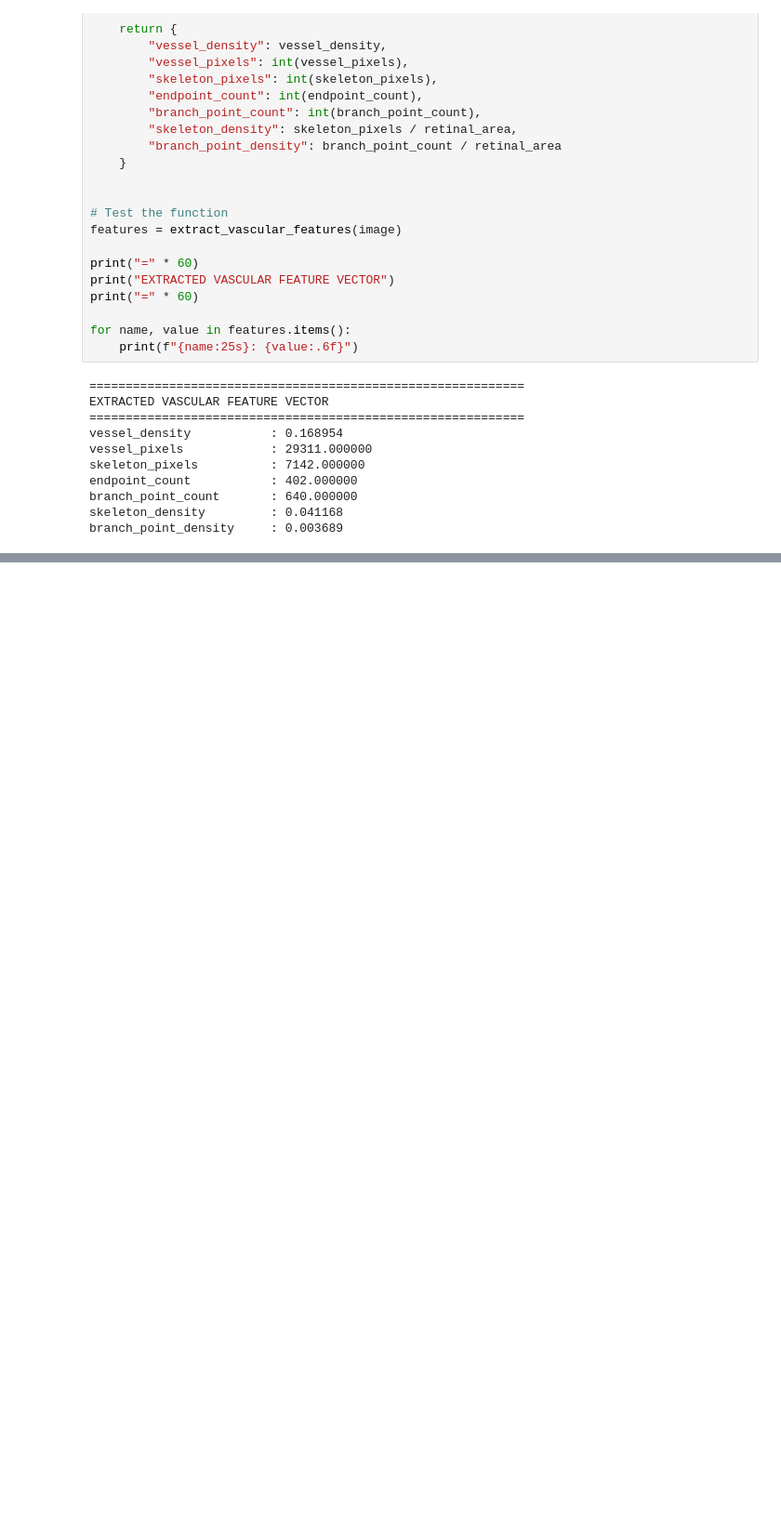
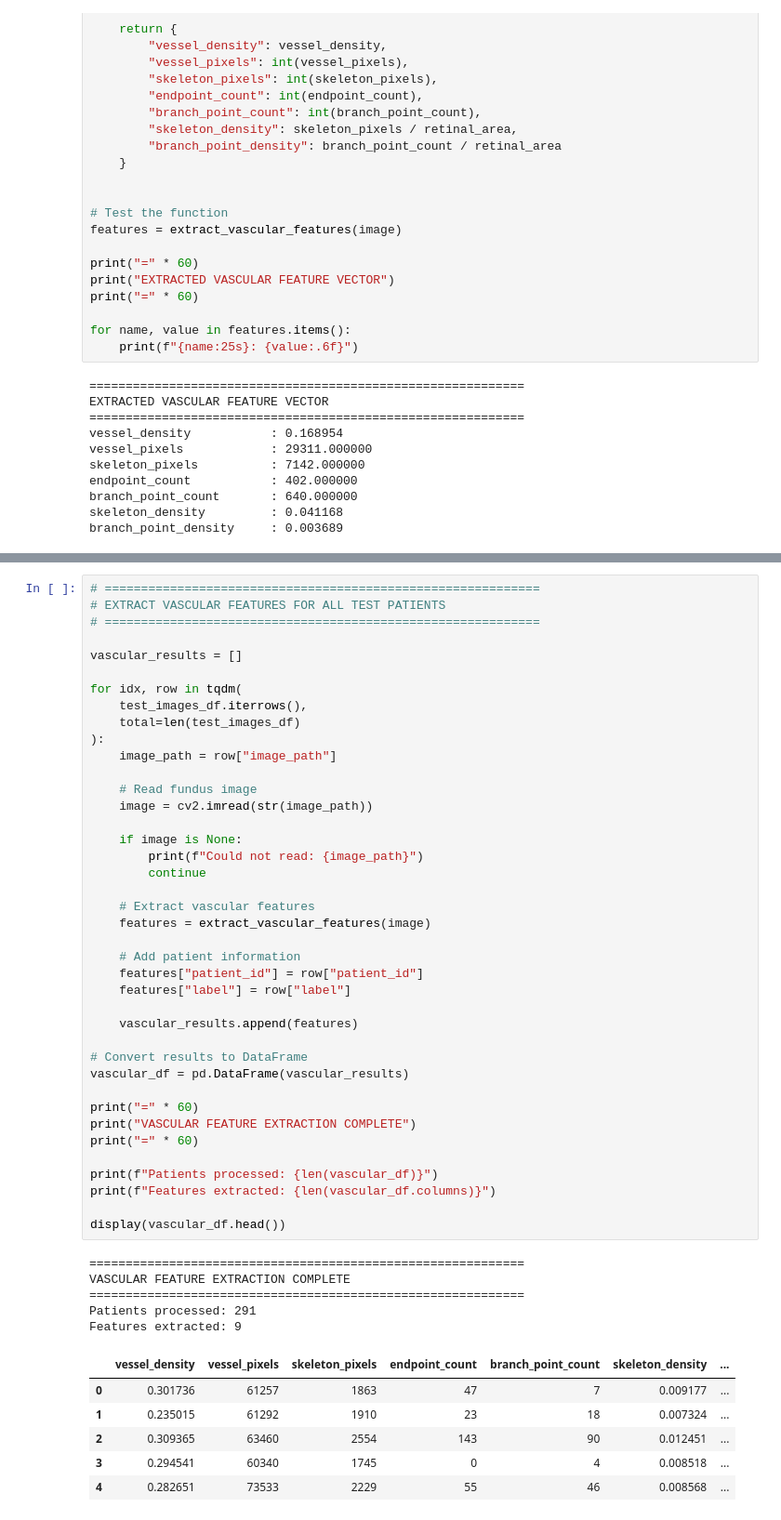
Before and after one commit to shimantranjan/cardiovision-ai, a Jupyter notebook: notebooks/04_vessel_analysis.ipynb, the cells around one changed output, grey strips where cells are left out. Shown at 93% size. Cells and saved outputs as stored; diff of their text form; blank space fills up the shorter version.

```diff
--- a/notebooks/04_vessel_analysis.ipynb
+++ b/notebooks/04_vessel_analysis.ipynb
@@ -499,0 +753,52 @@ branch_point_density     : 0.003689
+# %%
+# ============================================================
+# EXTRACT VASCULAR FEATURES FOR ALL TEST PATIENTS
+# ============================================================
+
+vascular_results = []
+
+for idx, row in tqdm(
+    test_images_df.iterrows(),
+    total=len(test_images_df)
+):
+    image_path = row["image_path"]
+
+    # Read fundus image
+    image = cv2.imread(str(image_path))
+
+    if image is None:
+        print(f"Could not read: {image_path}")
+        continue
+
+    # Extract vascular features
+    features = extract_vascular_features(image)
+
+    # Add patient information
+    features["patient_id"] = row["patient_id"]
+    features["label"] = row["label"]
+
+    vascular_results.append(features)
+
+# Convert results to DataFrame
+vascular_df = pd.DataFrame(vascular_results)
+
+print("=" * 60)
+print("VASCULAR FEATURE EXTRACTION COMPLETE")
+print("=" * 60)
+
+print(f"Patients processed: {len(vascular_df)}")
+print(f"Features extracted: {len(vascular_df.columns)}")
+
+display(vascular_df.head())
+# %% [output]
+============================================================
+VASCULAR FEATURE EXTRACTION COMPLETE
+============================================================
+Patients processed: 291
+Features extracted: 9
+|  | vessel_density | vessel_pixels | skeleton_pixels | endpoint_count | branch_point_count | skeleton_density | ... |
+| 0 | 0.301736 | 61257 | 1863 | 47 | 7 | 0.009177 | ... |
+| 1 | 0.235015 | 61292 | 1910 | 23 | 18 | 0.007324 | ... |
+| 2 | 0.309365 | 63460 | 2554 | 143 | 90 | 0.012451 | ... |
+| 3 | 0.294541 | 60340 | 1745 | 0 | 4 | 0.008518 | ... |
+| 4 | 0.282651 | 73533 | 2229 | 55 | 46 | 0.008568 | ... |
```
Also changed, not shown: parts of 13 cells of this notebook.
